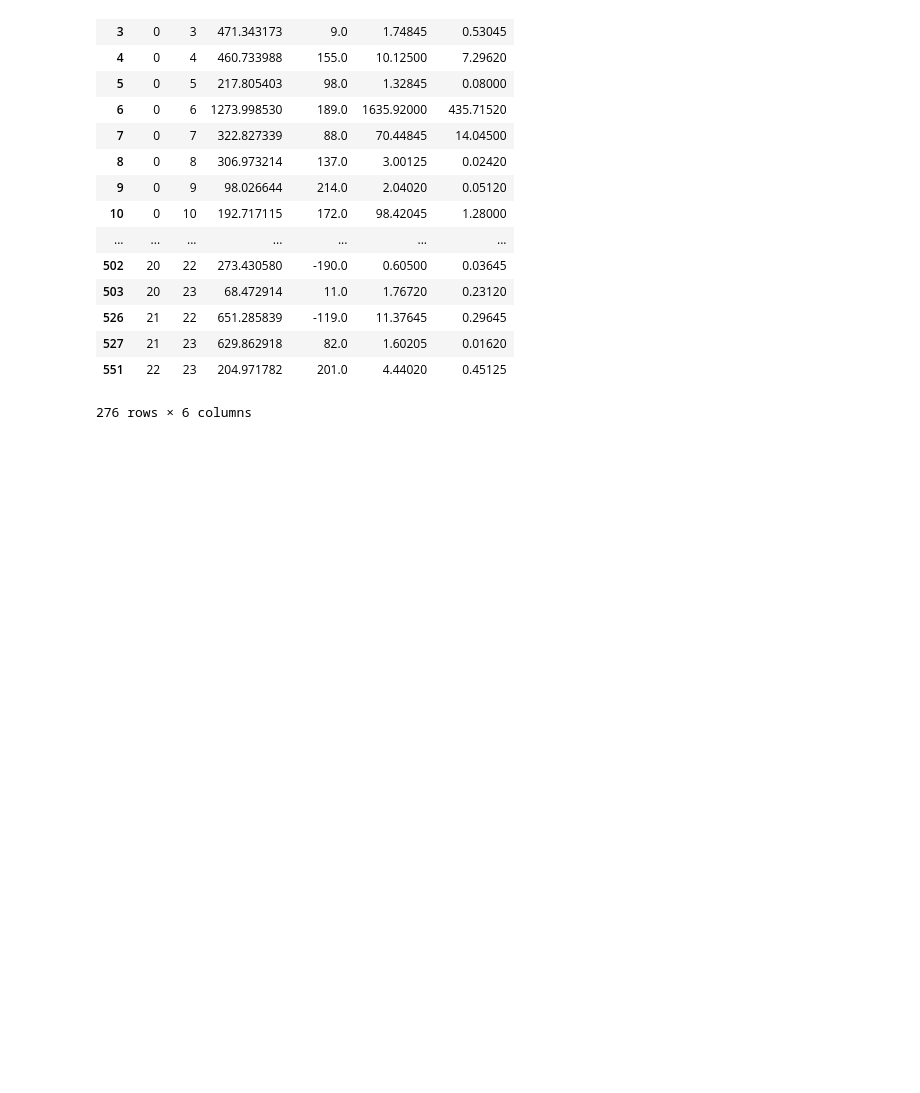
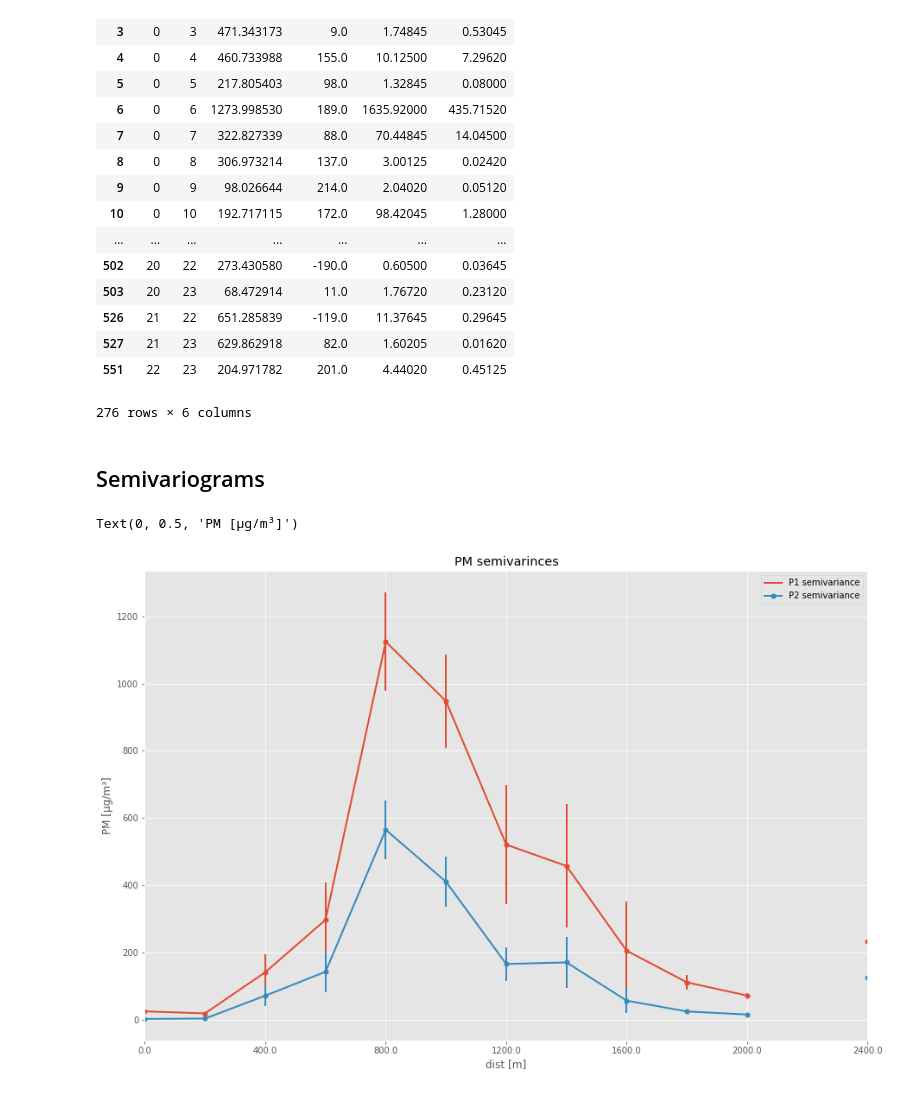
Before and after one commit to clellmann/particle-analysis, a Jupyter notebook: analysis.ipynb, the cells around one changed output. Saved outputs shown, nothing was run; the diff lists cells and outputs as text; code cells hidden in the pictures; blank space fills up the shorter version.

Commit message:
Implement semivariograms

```diff
--- a/analysis.ipynb
+++ b/analysis.ipynb
@@ -198,7 +219,7 @@ base_df['key'] = 1
 merged_df = pd.merge(base_df, base_df, on='key').query('id_x < id_y')
 # %%
 dist_df = merged_df[['id_x', 'id_y']]
-dist_df['dist'] = merged_df.apply(lambda row: haversine((row['latitude_x'], row['longitude_x']), (row['latitude_y'], row['longitude_y'])), axis = 1)
+dist_df['dist'] = merged_df.apply(lambda row: haversine((row['latitude_x'], row['longitude_x']), (row['latitude_y'], row['longitude_y']))*1000, axis = 1)
 dist_df['time_diff'] = merged_df.apply(lambda row: (row['timestamp_x'] - row['timestamp_y']).total_seconds(), axis=1)
 dist_df['P1_diff'] = merged_df['P1_x'] - merged_df['P1_y']
 dist_df['P2_diff'] = merged_df['P2_x'] - merged_df['P2_y']
@@ -250,3 +271,32 @@ semivar_df
 | 527 | 21 | 23 | 629.862918 | 82.0 | 1.60205 | 0.01620 |
 | 551 | 22 | 23 | 204.971782 | 201.0 | 4.44020 | 0.45125 |
 276 rows × 6 columns
+# %% [markdown]
+## Semivariograms
+# %%
+variogram_dist_df = semivar_df[['dist', 'P1_semivar', 'P2_semivar']]
+n_bins = np.ceil(variogram_dist_df['dist'].max()/DISTANCE_BINS)
+variogram_dist_df['dist [m]'] = pd.cut(variogram_dist_df['dist'], n_bins, labels=np.arange(0, n_bins*DISTANCE_BINS, DISTANCE_BINS))
+
+def calc_errors(pm_semivars):
+    """
+    Calculates the errors of the semivariance averageing.
+
+    Args:
+        pm_semivars (list): List of pm_semivars (pandas df column).
+
+    Returns (float): Central limit theorem error.
+    """
+    return np.std(pm_semivars)/np.sqrt(len(pm_semivars))
+
+variogram_df = variogram_dist_df.drop(['dist'], axis=1).groupby('dist [m]').agg(['mean', calc_errors])
+# %%
+ax = variogram_df['P1_semivar']['mean'].plot(yerr=variogram_df['P1_semivar']['calc_errors'], marker='.', markersize=10,
+                                             grid=True, label='P1 semivariance', legend=True, figsize=(15,10))
+variogram_df['P2_semivar']['mean'].plot(yerr=variogram_df['P2_semivar']['calc_errors'], marker='.', markersize=10,
+                                        grid=True, label='P2 semivariance', legend=True, ax=ax, figsize=(15,10))
+ax.set_title('PM semivarinces')
+ax.set_ylabel('PM [µg/m³]')
+# %% [output]
+Text(0, 0.5, 'PM [µg/m³]')
+[figure, added]
```
Also changed, not shown: parts of 13 cells of this notebook.
